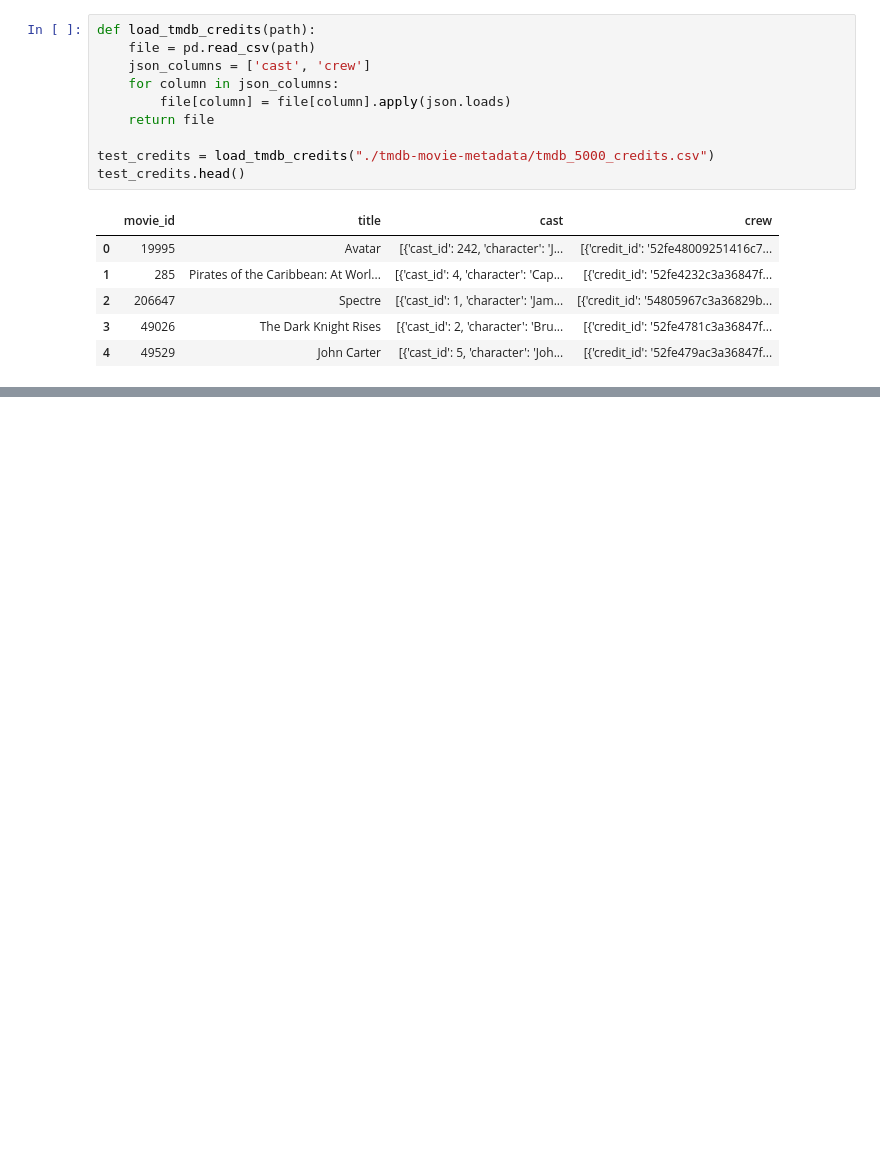
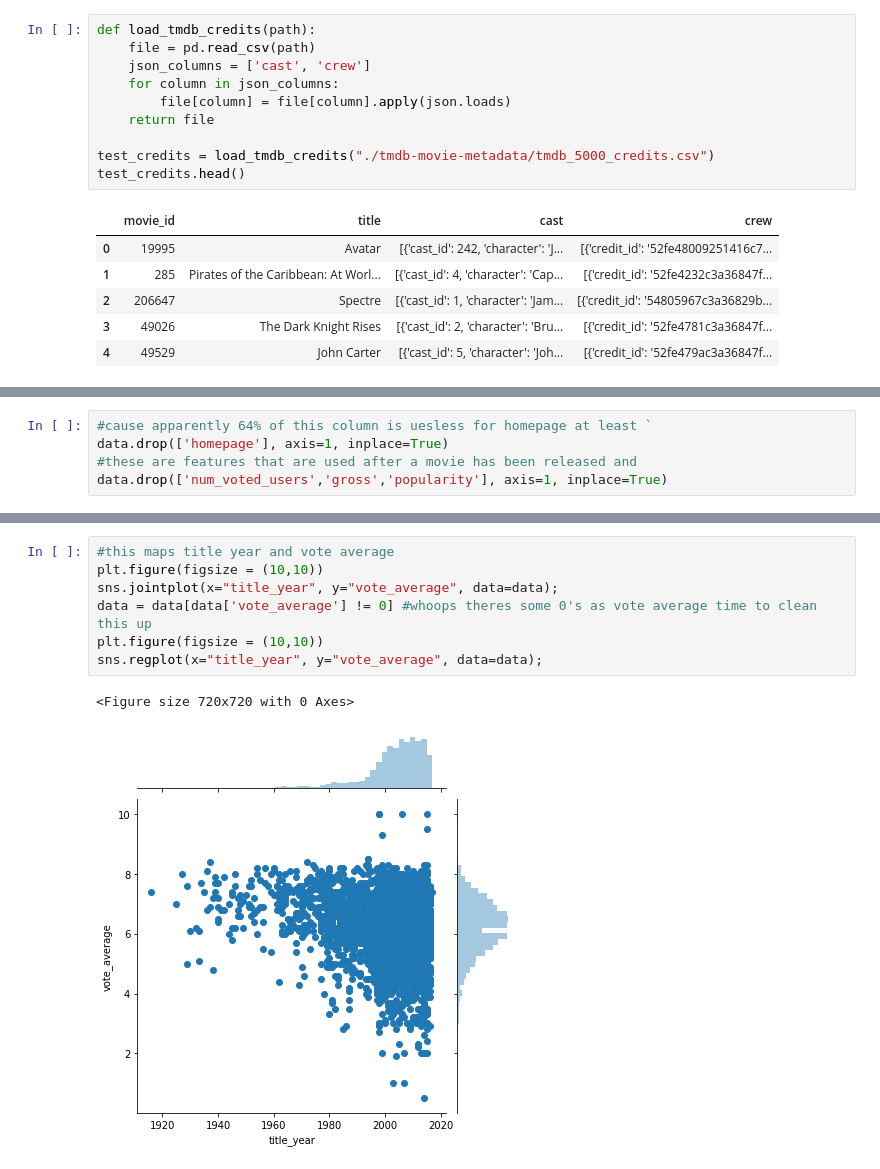
Before and after one commit to jzhan2543/fall19ml-moviepredictions, a Jupyter notebook: movie_notebook.ipynb, the cells around one changed output, grey strips where cells are left out. Drawn from its saved outputs; the diff is of its cells as text; blank space fills up the shorter version.

```diff
--- a/movie_notebook.ipynb
+++ b/movie_notebook.ipynb
@@ -145 +150,6 @@ data.drop(['num_voted_users','gross','popularity'], axis=1, inplace=True)
+# %%
+#cause apparently 64% of this column is uesless for homepage at least `
+data.drop(['homepage'], axis=1, inplace=True)
+#these are features that are used after a movie has been released and
+data.drop(['num_voted_users','gross','popularity'], axis=1, inplace=True)
 # %%
@@ -150,0 +162,10 @@ NameError: name 'sns' is not defined
+# %%
+#this maps title year and vote average
+plt.figure(figsize = (10,10))
+sns.jointplot(x="title_year", y="vote_average", data=data);
+data = data[data['vote_average'] != 0] #whoops theres some 0's as vote average time to clean this up
+plt.figure(figsize = (10,10))
+sns.regplot(x="title_year", y="vote_average", data=data);
+# %% [output]
+<Figure size 720x720 with 0 Axes>
+[figure, added]
```
Also changed, not shown: parts of 21 cells of this notebook.
